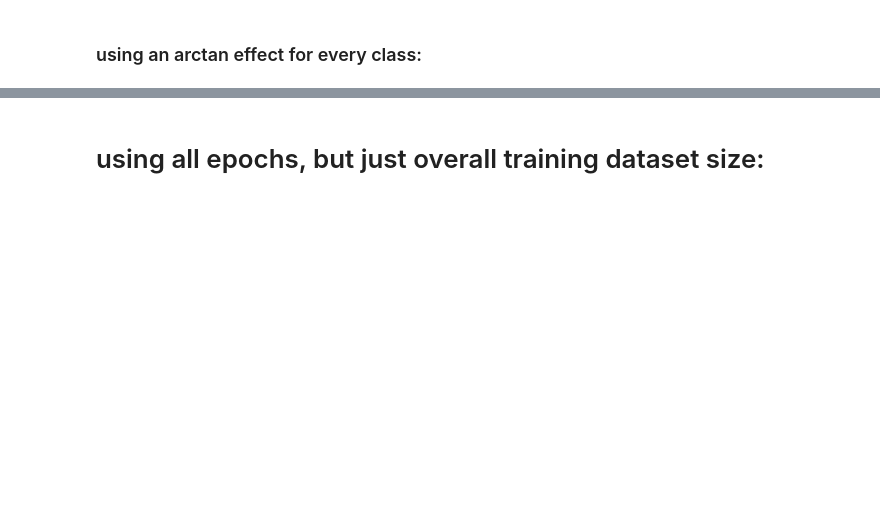
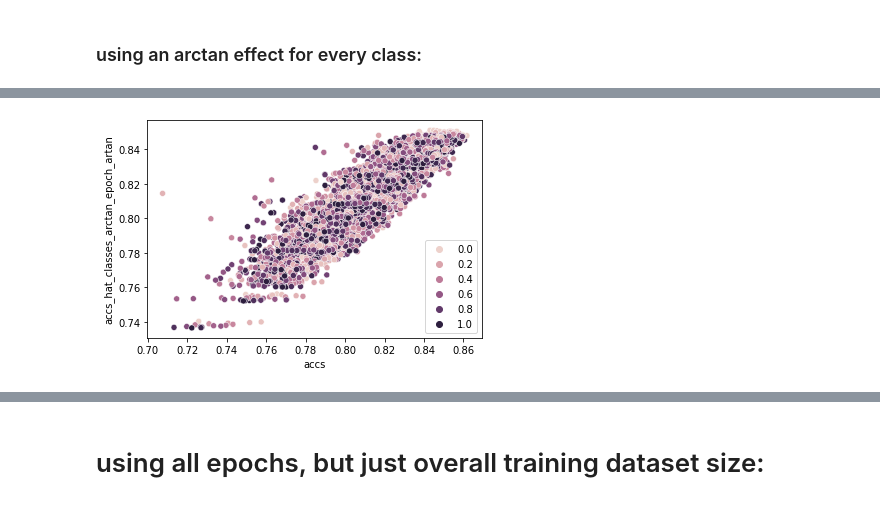
Before and after one commit to tmuehlen80/training_dataset_size_per_class, a Jupyter notebook: notebooks/emnist_datasetsize_powerlaw_allepochs.ipynb, the cells around one changed output, grey strips where cells are left out. Drawn from its saved outputs; the diff is of its cells as text; code cells hidden in the pictures; blank space fills up the shorter version.

```diff
--- a/notebooks/emnist_datasetsize_powerlaw_allepochs.ipynb
+++ b/notebooks/emnist_datasetsize_powerlaw_allepochs.ipynb
@@ -486,0 +467,9 @@ if converged:
+# %%
+y_hat_name = "accs_hat_classes_arctan_epoch_artan"
+
+def func(x, a, b, c, *args) -> float:
+    running_sum = 0
+    # n_param is implicitely handed over, in order to not introduce a further parameter into curve_fit
+    for i in range(n_param):
+        running_sum += args[2*i]* np.arctan(args[2*i + 1] * x[i])
+    return a + ((running_sum)**b) * c
@@ -486,0 +481,9 @@ if converged:
+# %%
+# this cell runs approx. 7 minutes
+np.random.seed(seed=4213523)
+n_p = 2 * len(classes) + 3 + 2
+n_param = len(classes) + 1
+p0 = np.random.uniform(low=0, high=1, size = n_p)
+params, params_cov = curve_fit(func, xdata, y, maxfev=500000, p0=p0)
+# strange enough, with bounds the optimzation takes way longer
+# params, params_cov = curve_fit(func, xdata, y, maxfev=20000, p0=p0, bounds=(-10, 30))
@@ -486,0 +515,70 @@ if converged:
+# %%
+#def plotting_printing_all_epochs(func, model_type, y_hat_name, xdata, y, param_names,  params, results, xdata_val, y_val, results_val, xdata_pred, results_pred_orig, saving_plots=False, is_2param=False):
+# some plotting parameters
+saving_plots = False
+props = dict(boxstyle='round', facecolor='white', alpha=0.5)
+param_df = pd.DataFrame({"param_name": param_names, "param_value": params})
+param_df = param_df.set_index("param_name").T
+HTML(display(param_df))
+print(param_df.to_latex(float_format="{:.2f}".format))
+y_hat = func(xdata, *params)
+print(((y_hat - y)**2).mean())
+# dataframe for plotting:
+results[y_hat_name] = y_hat
+
+
+sns.scatterplot(data = results, x="accs", y = y_hat_name, hue = "epochs_trained")
+#plt.xlim((0.05, 0.9))
+#plt.ylim((0.05, 0.9))
+#plt.axline((0, 0), slope=1, color="black", linestyle=(0, (5, 5)))
+#plt.text(x=0.1, y=0.8, s=f"r-sq: {np.round(metrics.r2_score(results.accs, results[y_hat_name]), 3)}", bbox=props)
+plt.legend(loc = 'lower right')
+if saving_plots:
+    plt.savefig(f"paper/plots/{model_type}_{y_hat_name}.jpg")
+plt.show()
+print(metrics.r2_score(results.accs, results[y_hat_name]))
+# val data:
+y_val_hat = func(xdata_val, *params)
+print(f"mean val loss: {((y_val_hat - y_val)**2).mean()}")
+# dataframe for plotting:
+results_val[y_hat_name] = y_val_hat
+
+sns.scatterplot(data = results_val, x="accs", y = y_hat_name, hue = "epochs_trained")
+#plt.xlim((0.05, 0.9))
+#plt.ylim((0.05, 0.9))
+#plt.axline((0, 0), slope=1, color="black", linestyle=(0, (5, 5)))
+#plt.text(x=0.1, y=0.8, s=f"r-sq: {np.round(metrics.r2_score(results_val.accs, results_val[y_hat_name]), 3)}", bbox=props)
+plt.legend(loc = 'lower right')
+if saving_plots:
+    plt.savefig(f"paper/plots/{model_type}_{y_hat_name}_val.jpg")
+plt.show()
+
+print(f"r_square val: {metrics.r2_score(results_val.accs, results_val[y_hat_name])}")
+
+acc_pred = func(xdata_pred, *params)
+results_pred_orig["acc_pred"] = acc_pred
+sns.scatterplot(data = results_pred_orig, x = "total_training_size", y = "acc_pred", hue="epochs_trained")
+plt.legend(loc = 'lower right')
+plt.show()
+display(results_pred_orig.head(2))
+
+
+is_2param = True
+if is_2param:
+    param_unstacked = param_df.T.reset_index(drop=False).iloc[3:,:].param_name.str.split("_", expand=True).reset_index(drop=True)
+    param_unstacked.columns = ["feature", "param_no"]
+    param_unstacked["param_value"] = param_df.T.reset_index(drop=False).iloc[3:,:].reset_index(drop=True).param_value
+    param_unstacked = param_unstacked.set_index(["feature", "param_no"])
+    param_unstacked = param_unstacked.unstack()
+    display(param_unstacked)
+
+    param_unstacked.iloc[:,1]
+    plt.scatter(param_unstacked.iloc[:,0], param_unstacked.iloc[:,1])
+    plt.xlabel("parameter height")
+    plt.ylabel("parameter width")
+    for i in range(param_unstacked.shape[0]):
+        plt.annotate(param_unstacked.reset_index().iloc[i,0], (param_unstacked.iloc[i,0] + 0.01, param_unstacked.iloc[i, 1]))
+    if saving_plots:
+        plt.savefig(f"paper/plots/{model_type}_{y_hat_name}_param1_vs_param2.jpg")
+    plt.show()
+# %% [output]
@@ -486,0 +596 @@ if converged:
+[figure, added]
```
Also changed, not shown: parts of 35 cells of this notebook.
